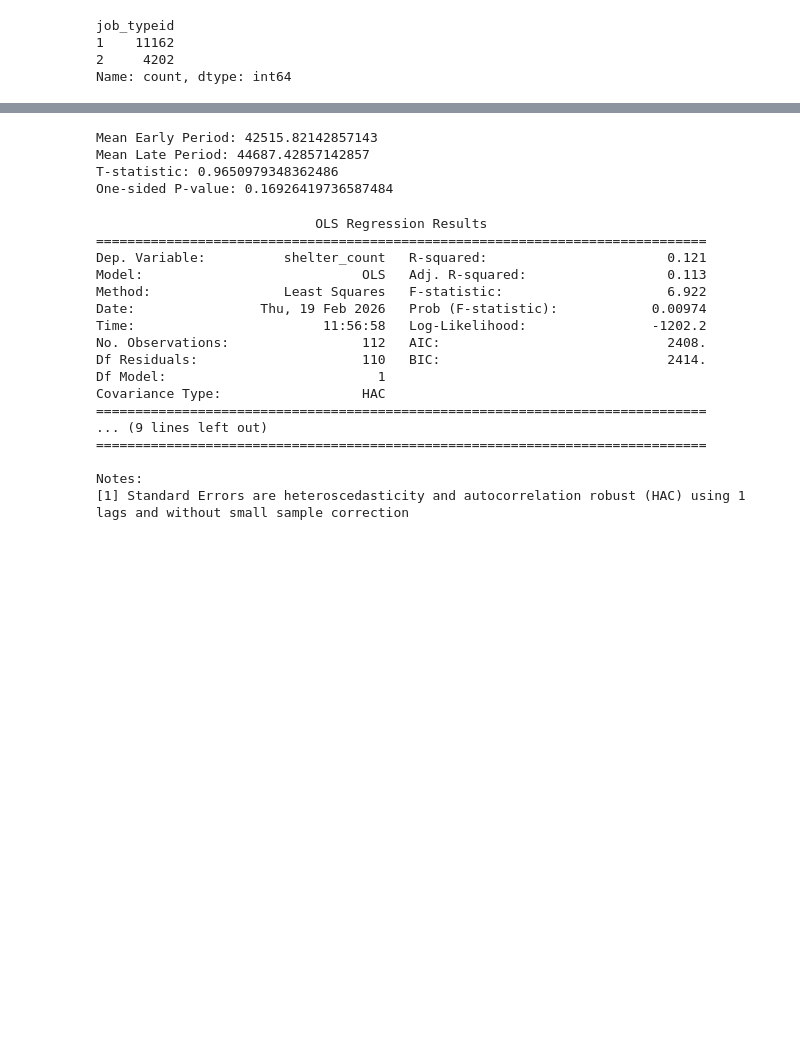
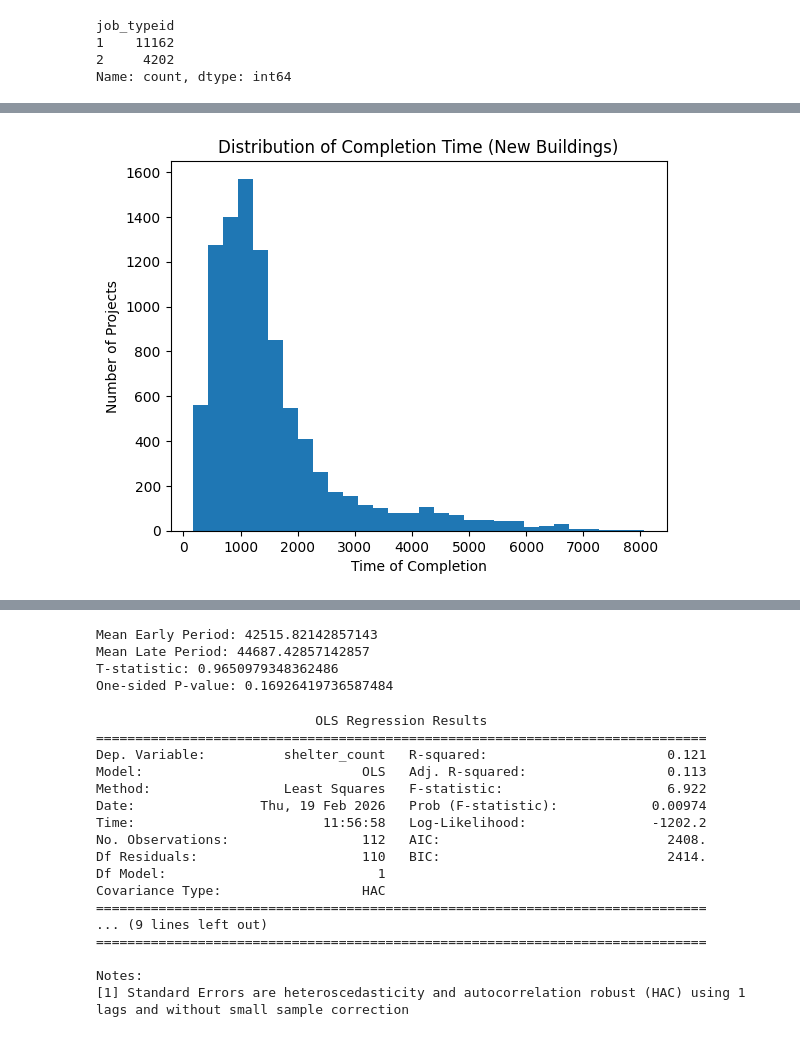
Before and after one commit to kevinserr/Time_Series_Forecast_of_Homelessness_in_NYC_with_Local_Model_Deployment, a Jupyter notebook: python/thomas_eda.ipynb, the cells around one changed output, grey strips where cells are left out. Cells and saved outputs as stored; diff of their text form; code cells hidden in the pictures; blank space fills up the shorter version.

```diff
--- a/python/thomas_eda.ipynb
+++ b/python/thomas_eda.ipynb
@@ -63,0 +172,30 @@ Name: count, dtype: int64
+# %%
+
+conn = sqlite3.connect('/Users/Marcy_Student/TeamHousing/data/processed/nyc_demolitions.db')
+
+
+df = pd.read_sql_query("""
+    SELECT time_of_completion
+    FROM fact_demolitions
+    WHERE job_typeid = 1
+      AND time_of_completion IS NOT NULL
+""", conn)
+
+conn.close()
+
+# Convert to numeric (in case it's stored as text)
+df['time_of_completion'] = pd.to_numeric(df['time_of_completion'], errors='coerce')
+
+# Drop missing values
+df = df.dropna()
+
+# Plot histogram
+plt.figure()
+plt.hist(df['time_of_completion'], bins=30)
+
+plt.title("Distribution of Completion Time (New Buildings)")
+plt.xlabel("Time of Completion")
+plt.ylabel("Number of Projects")
+plt.show()
+# %% [output]
+[figure, added]
```
Also changed, not shown: parts of 6 cells of this notebook.
